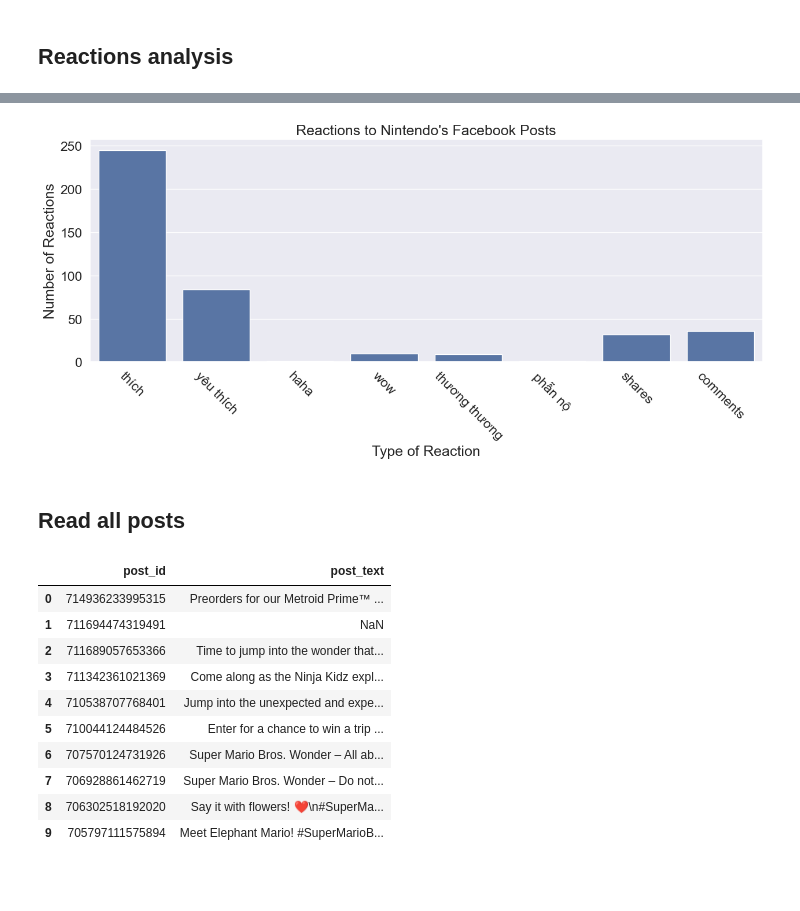
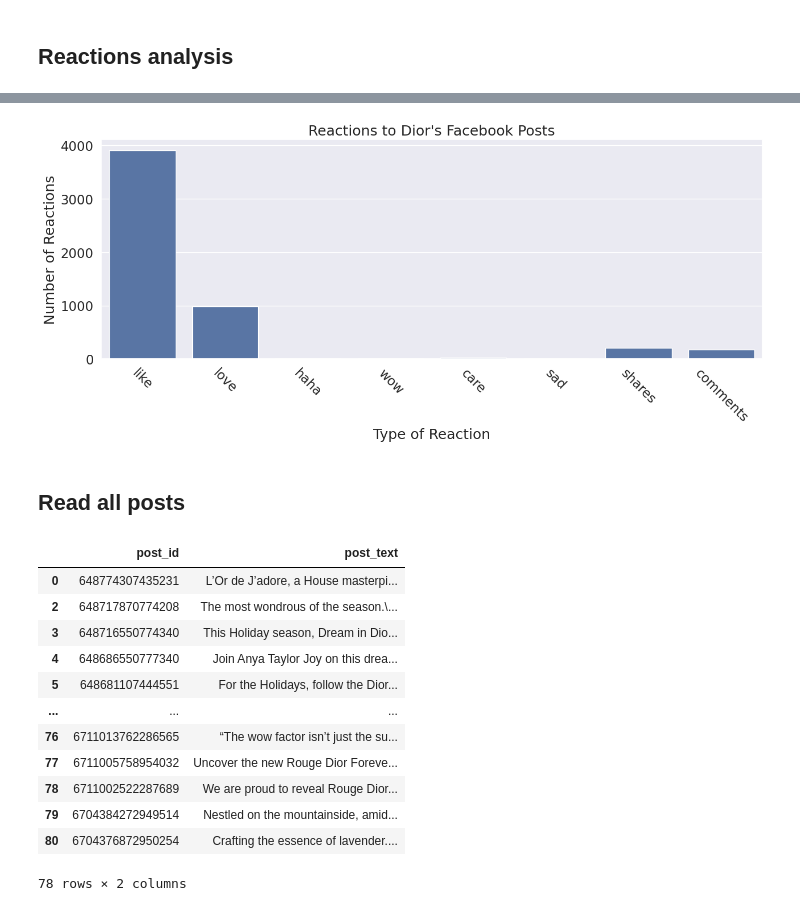
Before and after one commit to 22022658NguyenTienKhoi/dataanalyze, a Jupyter notebook: Analyze_data.ipynb, the cells around one changed output, grey strips where cells are left out. Drawn from its saved outputs; the diff is of its cells as text; code cells hidden in the pictures; blank space fills up the shorter version.

```diff
--- a/Analyze_data.ipynb
+++ b/Analyze_data.ipynb
@@ -29,7 +30,7 @@ import pandas as pd
 import matplotlib.pyplot as plt
 import seaborn as sns
 # %%
-raw_df = pd.read_csv('Data/nintendo.csv')
+raw_df = pd.read_csv('Data/Dior1.csv')
 # %%
 raw_df.info()
 # %% [output]
@@ -52,0 +54,2 @@ memory usage: 4.0+ KB
+# %%
+half_raw_df = raw_df.dropna(subset="post_text")
@@ -68,0 +138,5 @@ reactions
+# %%
+tenth_row = half_raw_df.iloc[9]
+reactions10 = dict(eval(tenth_row['reactions']))
+reactions10["shares"] = tenth_row['shares']
+reactions10["comments"] = tenth_row['comments']
@@ -69,2 +200,15 @@ reactions
 # %% [markdown]
 ## Reactions analysis
+# %%
+sns.set_theme(style="whitegrid")
+sns.set(rc={'figure.figsize':(15,5)})
+sns.set(font_scale=1.5)
+
+# plot the reactions
+fig, ax = plt.subplots()
+ax = sns.boxplot(x=list(reactions10.keys()), y=list(reactions10.values()))
+ax.set_title("Reactions to Dior's Facebook Posts")
+ax.set_ylabel("Number of Reactions")
+ax.set_xlabel("Type of Reaction")
+plt.xticks(rotation=-45)
+plt.show()
@@ -71,34 +217,36 @@ reactions
 # %%
 sns.set_theme(style="whitegrid")
 sns.set(rc={'figure.figsize':(15,5)})
 sns.set(font_scale=1.5)
 
 # plot the reactions
 fig, ax = plt.subplots()
-ax = sns.barplot(x=list(reactions.keys()), y=list(reactions.values()))
-ax.set_title("Reactions to Nintendo's Facebook Posts")
+ax = sns.barplot(x=list(reactions10.keys()), y=list(reactions10.values()))
+ax.set_title("Reactions to Dior's Facebook Posts")
 ax.set_ylabel("Number of Reactions")
 ax.set_xlabel("Type of Reaction")
 plt.xticks(rotation=-45)
 plt.show()
 # %% [output]
-[figure, old version]
+[figure, new version]
 # %% [markdown]
 ## Read all posts
 # %%
-df_text = post_df[['post_id','post_text']]
+df_text = half_raw_df[['post_id','post_text']]
 text    = str(df_text['post_text'])
 
 df_text
 # %% [output]
 |  | post_id | post_text |
-| 0 | 714936233995315 | Preorders for our Metroid Prime™ ... |
-| 1 | 711694474319491 | NaN |
-| 2 | 711689057653366 | Time to jump into the wonder that... |
-| 3 | 711342361021369 | Come along as the Ninja Kidz expl... |
-| 4 | 710538707768401 | Jump into the unexpected and expe... |
-| 5 | 710044124484526 | Enter for a chance to win a trip ... |
-| 6 | 707570124731926 | Super Mario Bros. Wonder – All ab... |
-| 7 | 706928861462719 | Super Mario Bros. Wonder – Do not... |
-| 8 | 706302518192020 | Say it with flowers! ❤️\n#SuperMa... |
-| 9 | 705797111575894 | Meet Elephant Mario! #SuperMarioB... |
+| 0 | 648774307435231 | L’Or de J’adore, a House masterpi... |
+| 2 | 648717870774208 | The most wondrous of the season.\... |
+| 3 | 648716550774340 | This Holiday season, Dream in Dio... |
+| 4 | 648686550777340 | Join Anya Taylor Joy on this drea... |
+| 5 | 648681107444551 | For the Holidays, follow the Dior... |
+| ... | ... | ... |
+| 76 | 6711013762286565 | “The wow factor isn’t just the su... |
+| 77 | 6711005758954032 | Uncover the new Rouge Dior Foreve... |
+| 78 | 6711002522287689 | We are proud to reveal Rouge Dior... |
+| 79 | 6704384272949514 | Nestled on the mountainside, amid... |
+| 80 | 6704376872950254 | Crafting the essence of lavender.... |
+78 rows × 2 columns
```
Also changed, not shown: parts of 20 cells of this notebook, 8 other files.
